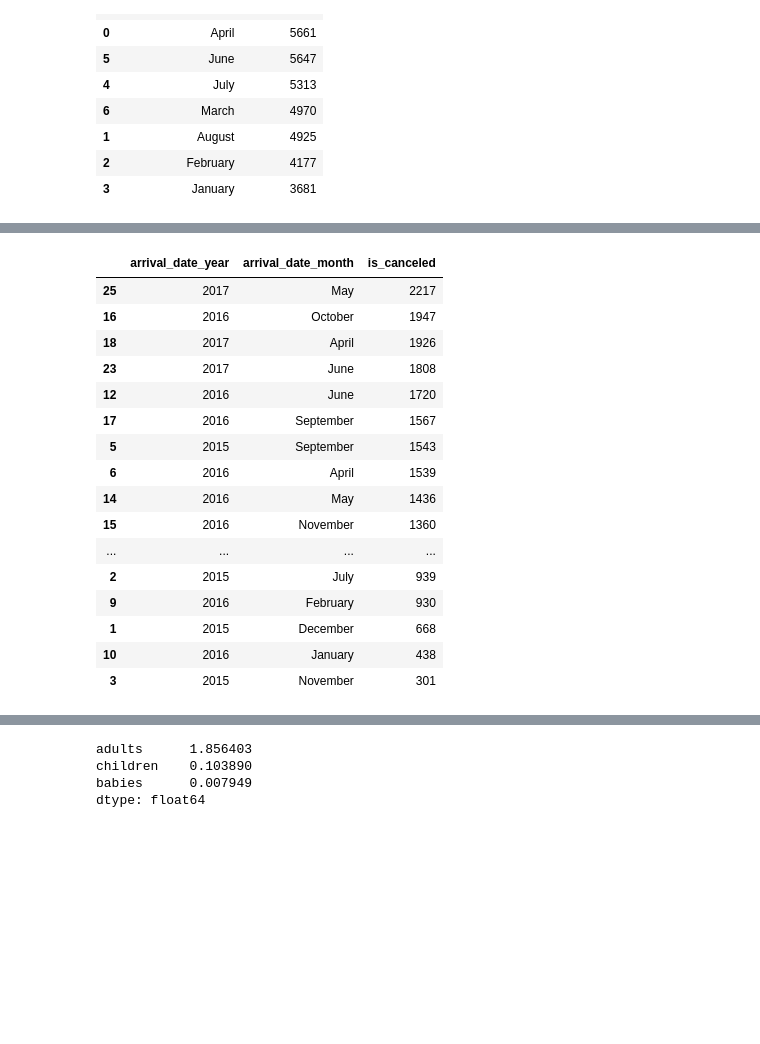
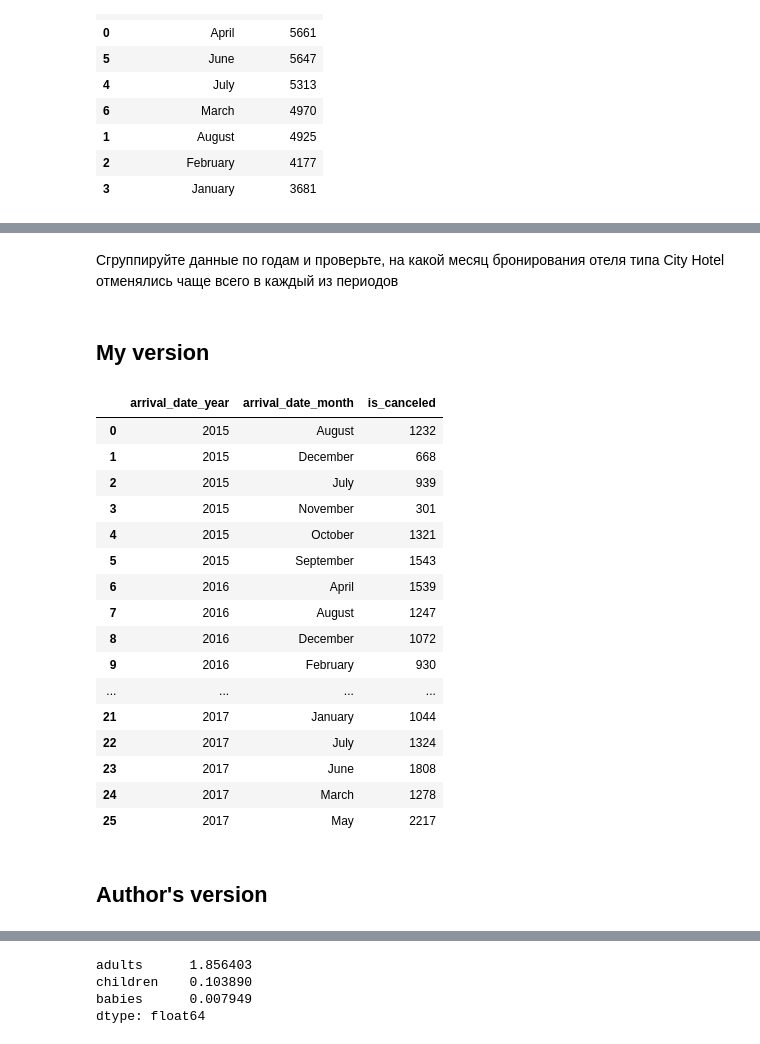
Before and after one commit to MuzaffarSoliyev/karpov-course, a Jupyter notebook: miniproject/miniproject.ipynb, the cells around one changed output, grey strips where cells are left out. Drawn from its saved outputs; the diff is of its cells as text; code cells hidden in the pictures; blank space fills up the shorter version.

Commit message:
added author's version for miniproject

```diff
--- a/miniproject/miniproject.ipynb
+++ b/miniproject/miniproject.ipynb
@@ -57,0 +66,3 @@ bookings.head()
+# %%
+bookings = bookings.rename(columns=lambda row: row.replace(' ', '_').lower())
+bookings.head()
@@ -112,20 +189,26 @@ bookings.query("arrival_date_year == 2017").groupby('arrival_date_month', as_ind
+# %% [markdown]
+Сгруппируйте данные по годам и проверьте, на какой месяц бронирования отеля типа City Hotel отменялись чаще всего в каждый из периодов
+# %% [markdown]
+## My version
 # %%
-bookings.query("hotel == 'City Hotel' & is_canceled == 1").groupby(['arrival_date_year', 'arrival_date_month'], as_index=False).aggregate({'is_canceled':'count'}).sort_values('is_canceled', ascending=False)
+bookings.query("hotel == 'City Hotel' & is_canceled == 1").groupby(['arrival_date_year', 'arrival_date_month'], as_index=False).aggregate({'is_canceled':'count'})# .sort_values('is_canceled', ascending=False)
 # %% [output]
 |  | arrival_date_year | arrival_date_month | is_canceled |
-| 25 | 2017 | May | 2217 |
-| 16 | 2016 | October | 1947 |
-| 18 | 2017 | April | 1926 |
-| 23 | 2017 | June | 1808 |
-| 12 | 2016 | June | 1720 |
-| 17 | 2016 | September | 1567 |
+| 0 | 2015 | August | 1232 |
+| 1 | 2015 | December | 668 |
+| 2 | 2015 | July | 939 |
+| 3 | 2015 | November | 301 |
+| 4 | 2015 | October | 1321 |
 | 5 | 2015 | September | 1543 |
 | 6 | 2016 | April | 1539 |
-| 14 | 2016 | May | 1436 |
-| 15 | 2016 | November | 1360 |
+| 7 | 2016 | August | 1247 |
+| 8 | 2016 | December | 1072 |
+| 9 | 2016 | February | 930 |
 | ... | ... | ... | ... |
-| 2 | 2015 | July | 939 |
-| 9 | 2016 | February | 930 |
-| 1 | 2015 | December | 668 |
-| 10 | 2016 | January | 438 |
-| 3 | 2015 | November | 301 |
+| 21 | 2017 | January | 1044 |
+| 22 | 2017 | July | 1324 |
+| 23 | 2017 | June | 1808 |
+| 24 | 2017 | March | 1278 |
+| 25 | 2017 | May | 2217 |
+# %% [markdown]
+## Author's version
```
Also changed, not shown: parts of 40 cells of this notebook.
